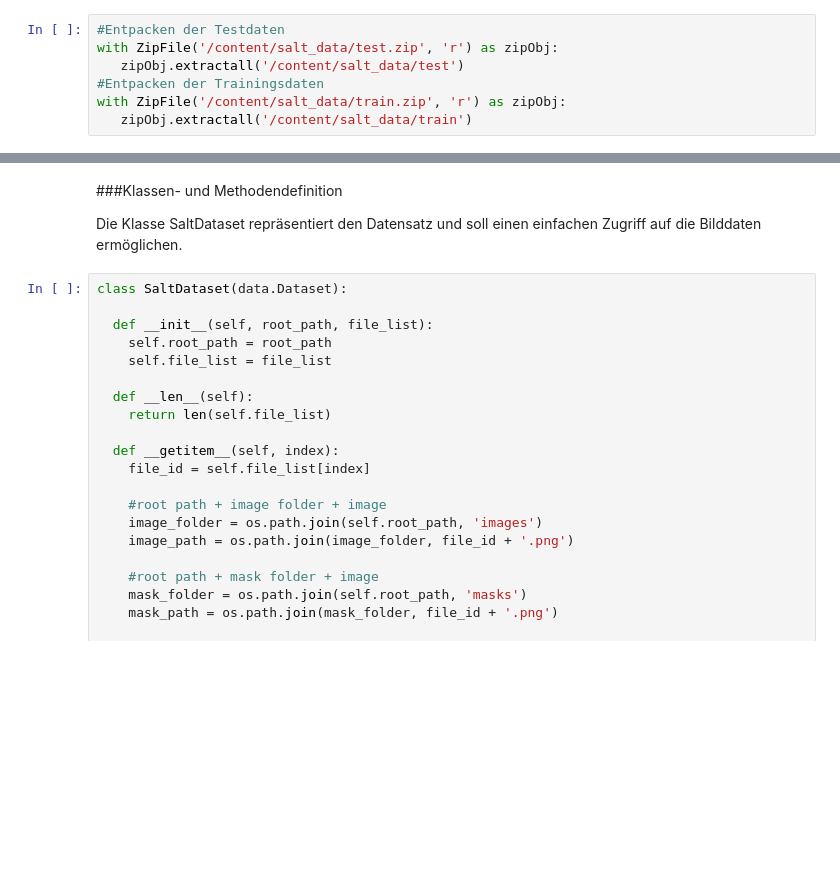
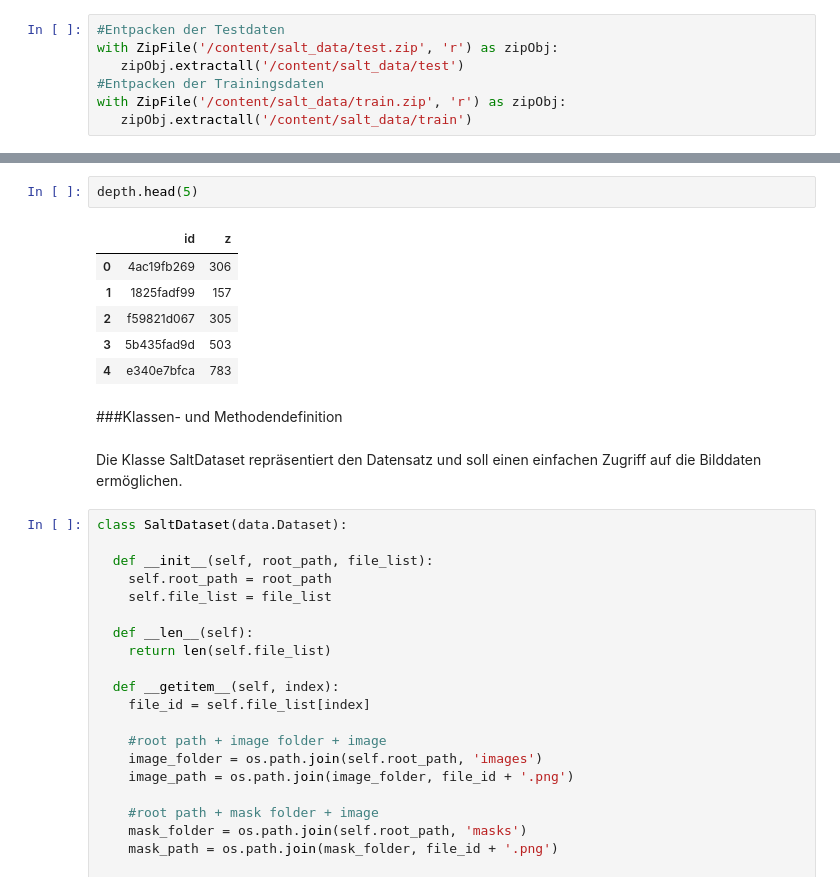
Before and after one commit to pwolscho/unet, a Jupyter notebook: u_net.ipynb, the cells around one changed output, grey strips where cells are left out. Saved outputs shown, nothing was run; the diff lists cells and outputs as text; blank space fills up the shorter version.

```diff
--- a/u_net.ipynb
+++ b/u_net.ipynb
@@ -138,6 +152,15 @@ with ZipFile('/content/salt_data/train.zip', 'r') as zipObj:
+# %%
+depth.head(5)
+# %% [output]
+|  | id | z |
+| 0 | 4ac19fb269 | 306 |
+| 1 | 1825fadf99 | 157 |
+| 2 | f59821d067 | 305 |
+| 3 | 5b435fad9d | 503 |
+| 4 | e340e7bfca | 783 |
+# %% [markdown]
+###Klassen- und Methodendefinition
 # %% [markdown]
-###Klassen- und Methodendefinition
-
 Die Klasse SaltDataset repräsentiert den Datensatz und soll einen einfachen Zugriff auf die Bilddaten ermöglichen.
 # %%
 class SaltDataset(data.Dataset):
```
Also changed, not shown: parts of 16 cells of this notebook.
